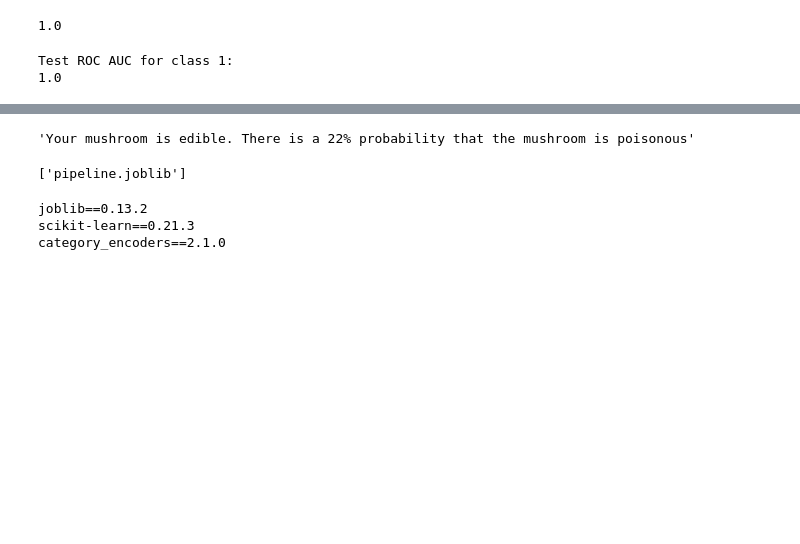
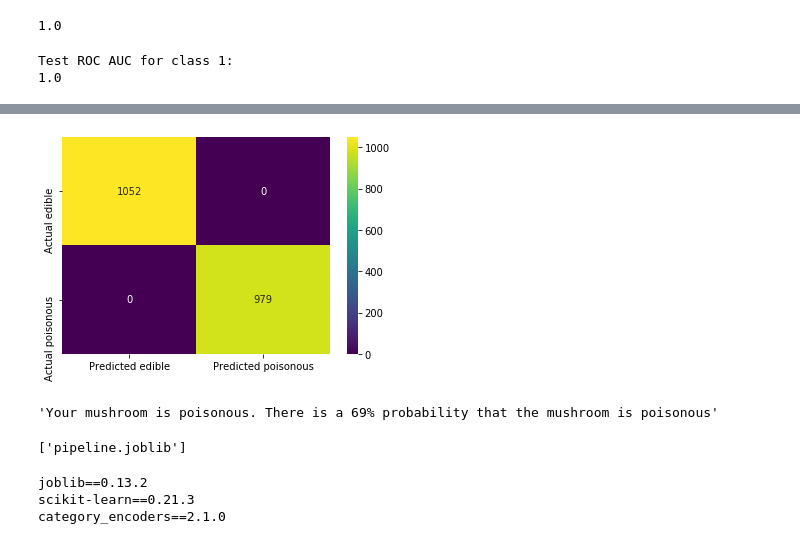
Before and after one commit to dggasque/mushroom_classifier, a Jupyter notebook: notebooks/Mushroom_Classification.ipynb, the cells around one changed output, grey strips where cells are left out. Drawn from its saved outputs; the diff is of its cells as text; code cells hidden in the pictures; blank space fills up the shorter version.

```diff
--- a/notebooks/Mushroom_Classification_ Process.ipynb
+++ b/notebooks/Mushroom_Classification.ipynb
@@ -136,3 +261,5 @@ print(roc_auc_score(y_test, y_pred_proba)) # Ranges from 0-1, higher is better
 # %% [output]
 Test ROC AUC for class 1:
 1.0
+# %%
+y_test_pred = pipeline.predict(X_test)
@@ -139,3 +277,7 @@ Test ROC AUC for class 1:
+# %%
+plot_confusion_matrix(y_test, y_test_pred);
+# %% [output]
+[figure, added]
 # %%
 def predict(
     cap_surface,
@@ -180,7 +325,7 @@ def predict(
 # %%
-predict('scaly', False, 'crowded', 'broad', 'enlarging', 'bulbous', 'flaring', 'black', 'meadows')
+predict('smooth', True, 'crowded', 'narrow', 'enlarging', 'bulbous', 'flaring', 'chocolate', 'urban')
 # %% [output]
-'Your mushroom is edible. There is a 22% probability that the mushroom is poisonous'
+'Your mushroom is poisonous. There is a 69% probability that the mushroom is poisonous'
 # %%
 from joblib import dump
 dump(pipeline, 'pipeline.joblib', compress=True)
```
Also changed, not shown: parts of 25 cells of this notebook, 20 other files.
